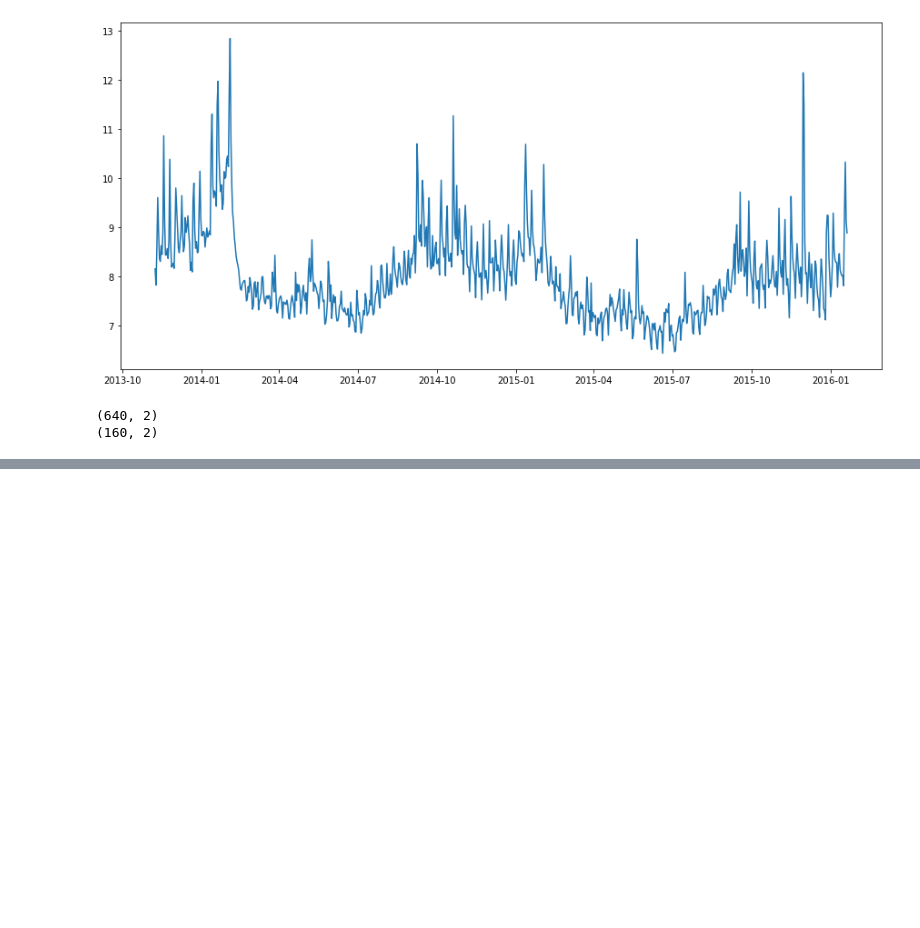
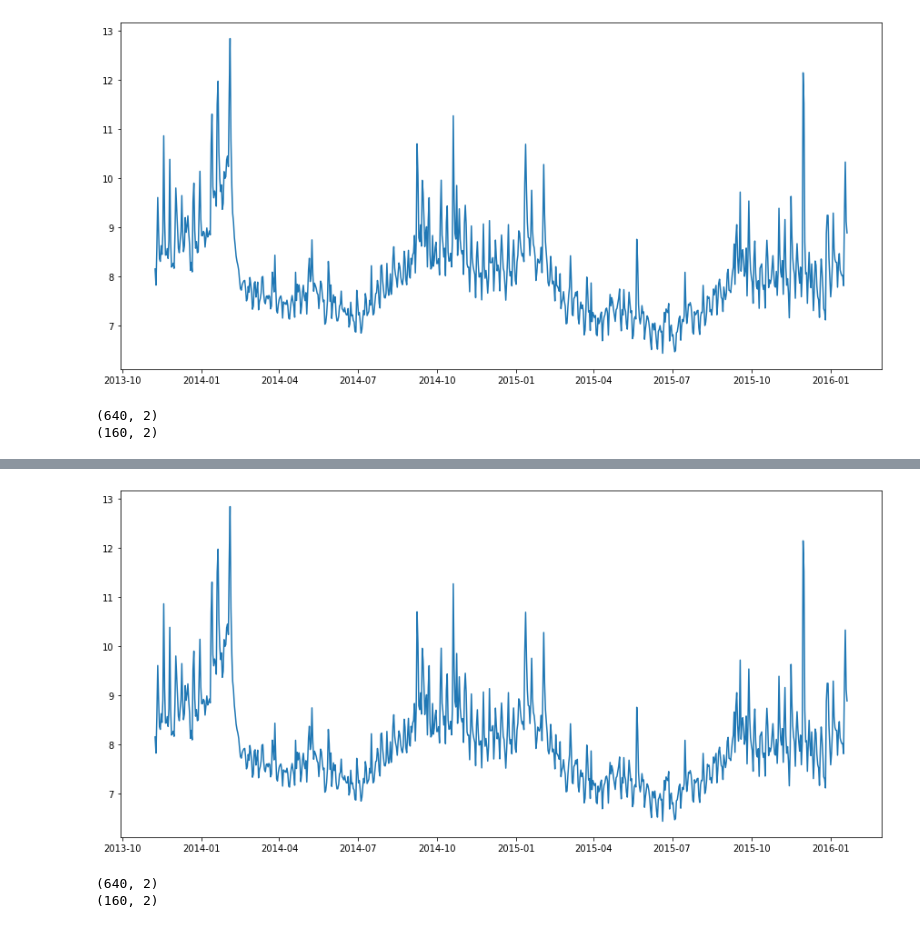
Before and after one commit to bshabashFD/Chronos, a Jupyter notebook: prototype.ipynb, the cells around one changed output, grey strips where cells are left out. Cells and saved outputs as stored; diff of their text form; code cells hidden in the pictures; blank space fills up the shorter version.

Commit message:
The model can perform okay on a basic time series now
but it can't do better than prophet

```diff
--- a/prototype.ipynb
+++ b/prototype.ipynb
@@ -105,0 +113,23 @@ my_cr.get_params()
+# %%
+df = pd.read_csv('data/prophetData.csv')
+df['ds'] = pd.to_datetime(df['ds'])
+df.head()
+df = df[-800:]
+#df['y'] = df['y']*100
+# %%
+plt.figure(figsize=(15,7))
+plt.plot(df['ds'], df['y'])
+plt.show();
+# %% [output]
+[figure, added]
+# %%
+validation_fraction = 0.2
+
+validation_size = int(df.shape[0] * validation_fraction)
+train_df = df.iloc[:-validation_size]
+validation_df = df.iloc[-validation_size:]
+print(train_df.shape)
+print(validation_df.shape)
+# %% [output]
+(640, 2)
+(160, 2)
```
Also changed, not shown: parts of 11 cells of this notebook, 1 other file.
